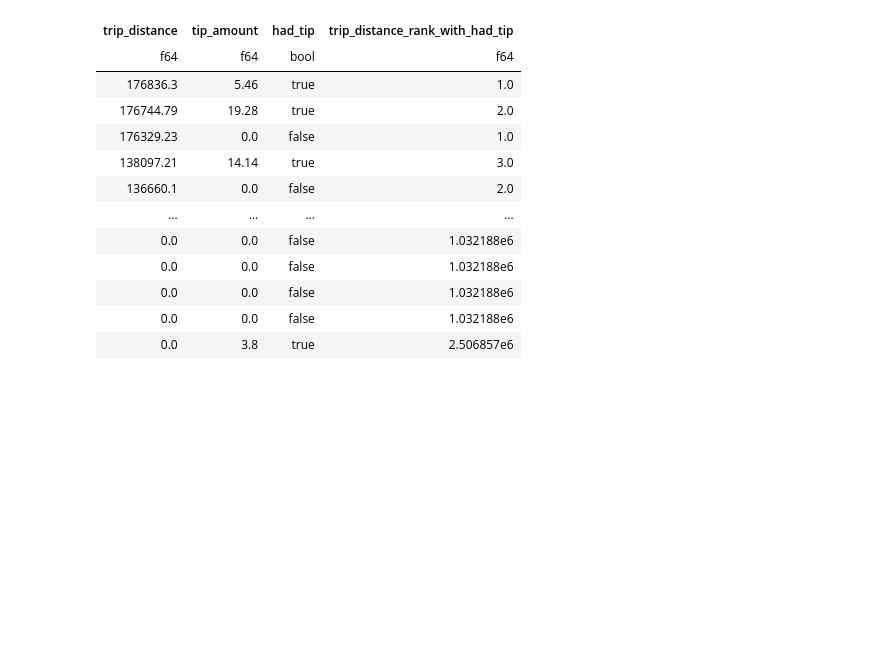
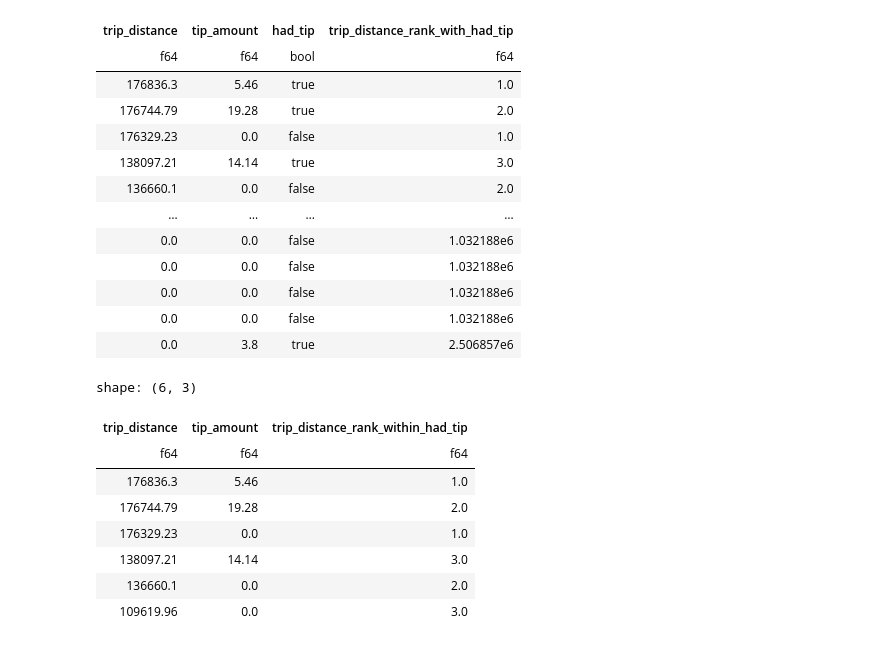
Before and after one commit to NaveenKumarReddy8/polars-for-data-science, a Jupyter notebook: polars_for_data_science/module_5.ipynb, the cells around one changed output. Cells and saved outputs as stored; diff of their text form; code cells hidden in the pictures; blank space fills up the shorter version.

```diff
--- a/polars_for_data_science/module_5.ipynb
+++ b/polars_for_data_science/module_5.ipynb
@@ -141,3 +141,28 @@ shape: (3_582_628, 4)
 | 0.0 | 0.0 | false | 1.032188e6 |
 | 0.0 | 0.0 | false | 1.032188e6 |
 | 0.0 | 3.8 | true | 2.506857e6 |
+# %%
+df.sort(
+    pl.col("trip_distance"), descending=True
+).select(
+    "trip_distance",
+    "tip_amount",
+    pl.col("trip_distance").rank(
+        descending=True
+    ).over(
+        pl.col("tip_amount").gt(0)).name.suffix("_rank_within_had_tip")
+
+
+).filter(
+    pl.col("trip_distance_rank_within_had_tip").le(3)
+)
+# %% [output]
+shape: (6, 3)
+| trip_distance | tip_amount | trip_distance_rank_within_had_tip |
+| f64 | f64 | f64 |
+| 176836.3 | 5.46 | 1.0 |
+| 176744.79 | 19.28 | 2.0 |
+| 176329.23 | 0.0 | 1.0 |
+| 138097.21 | 14.14 | 3.0 |
+| 136660.1 | 0.0 | 2.0 |
+| 109619.96 | 0.0 | 3.0 |
```
Also changed, not shown: parts of 5 cells of this notebook, 3 other files.
